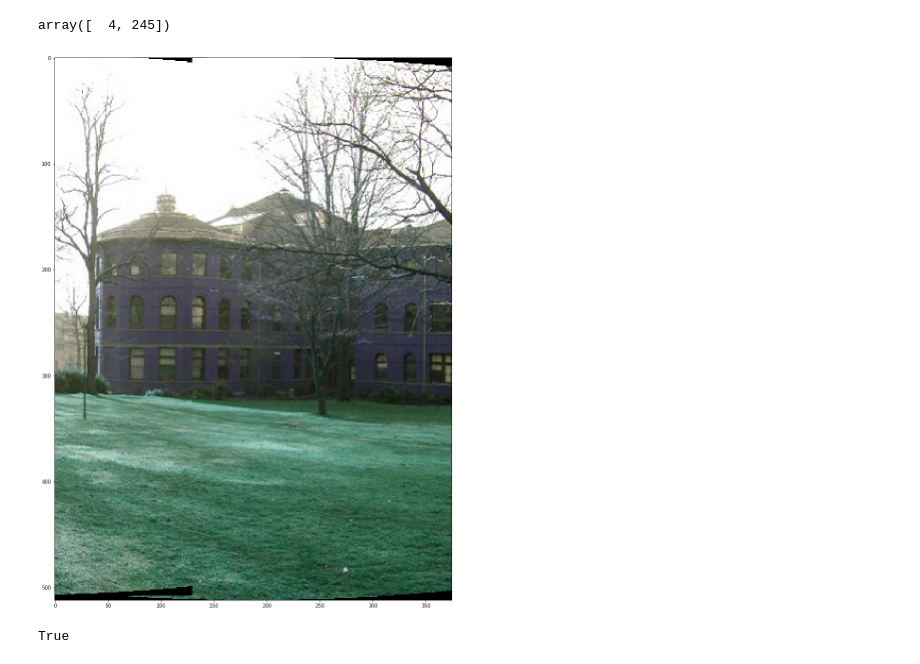
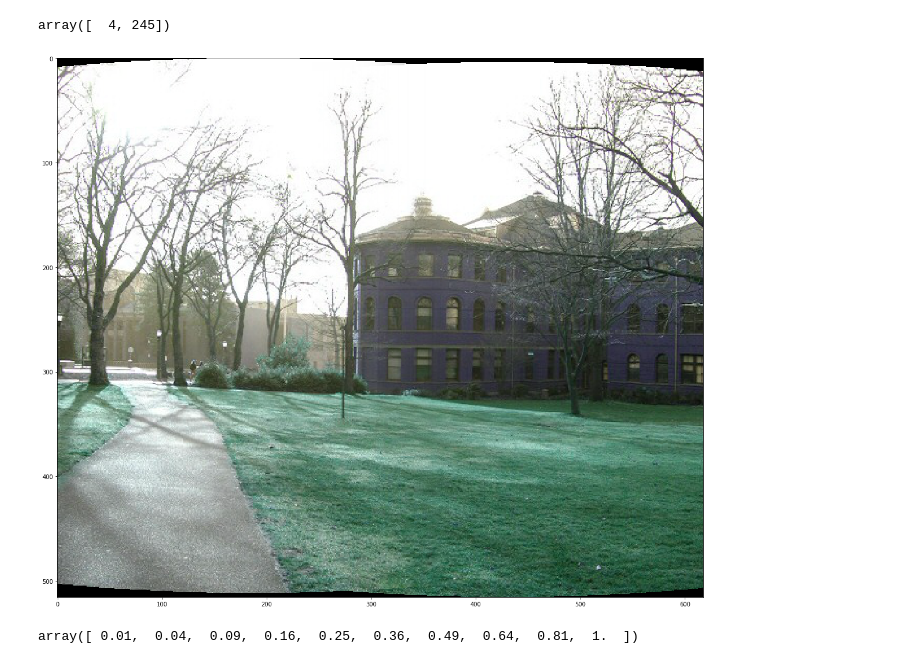
Before and after one commit to SSARCandy/panoramas-image-stitching, a Jupyter notebook: src/notebook3.ipynb, the cells around one changed output. Saved outputs shown, nothing was run; the diff lists cells and outputs as text; code cells hidden in the pictures.

Commit message:
implement blending

```diff
--- a/src/notebook3.ipynb
+++ b/src/notebook3.ipynb
@@ -79,27 +76,38 @@ shift
 # %% [output]
 [ 1 25]
 array([  4, 245])
-# %%
-h, w, c = cylinder_img_list[0].shape
-blend = np.zeros(shape=(h+abs(shift[0]),w+abs(shift[1]),c), dtype=np.uint8)
-
-#if shift[0] > 0:
-    # draw img2 first, shift img1
-
-plt_img = cylinder_img_list[0].copy()
-h, w, _ = cylinder_img_list[1].shape
-for y in range(h):
-    for x in range(w):
-        if y-shift[0]>=0 and x-shift[1]>=0:
-            plt_img[y-shift[0]][x-shift[1]] = cylinder_img_list[1][y][x]
-
-plt.figure(figsize=(20,20))
-plt.imshow(plt_img)
-plt.show()
-# %% [output]
-[figure, removed]
-# %%
-cv2.imwrite('0.jpg', cylinder_img_list[0])
-cv2.imwrite('1.jpg', cylinder_img_list[1])
-# %% [output]
-True
+# %%
+def blending(img1, img2, shift):
+    blended_img = []
+
+    # img2 at lower-left
+    if shift[0] > 0 and shift[1] > 0:
+        shifted_img = np.lib.pad(img2, [(0, shift[0]), (0, shift[1]), (0, 0)], 'constant', constant_values=0)
+        h, w, _ = img1.shape
+
+        for y in range(h):
+            for x in range(w):
+                if list(shifted_img[y+shift[0]][x+shift[1]]) != [0,0,0]:
+                    _, width, _ = img2.shape
+                    color1 = shifted_img[y+shift[0]][x+shift[1]]
+                    color2 = img1[y][x]
+                    ratio = (x/(width-shift[1]))**5
+                    shifted_img[y+shift[0]][x+shift[1]] = (1-ratio)*color1 + ratio*color2
+                else:
+                    shifted_img[y+shift[0]][x+shift[1]] = img1[y][x]
+        blended_img = shifted_img
+
+    return blended_img
+# %%
+shifted_img = blending(cylinder_img_list[0], cylinder_img_list[1], shift)
+# %%
+plt.figure(figsize=(20,20))
+plt.imshow(shifted_img)
+plt.show()
+# %% [output]
+[figure, added]
+# %%
+a=np.array([0.1,0.2,0.3,0.4,0.5,0.6,0.7,0.8,0.9,1])
+a**2
+# %% [output]
+array([ 0.01,  0.04,  0.09,  0.16,  0.25,  0.36,  0.49,  0.64,  0.81,  1.  ])
```
Also changed, not shown: parts of 2 cells of this notebook.
